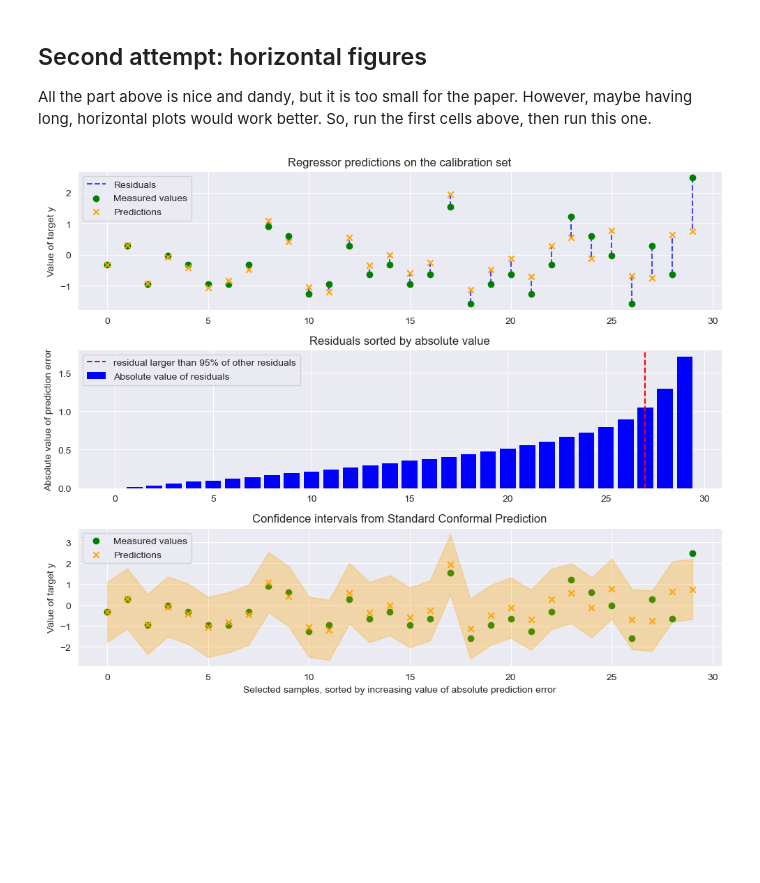
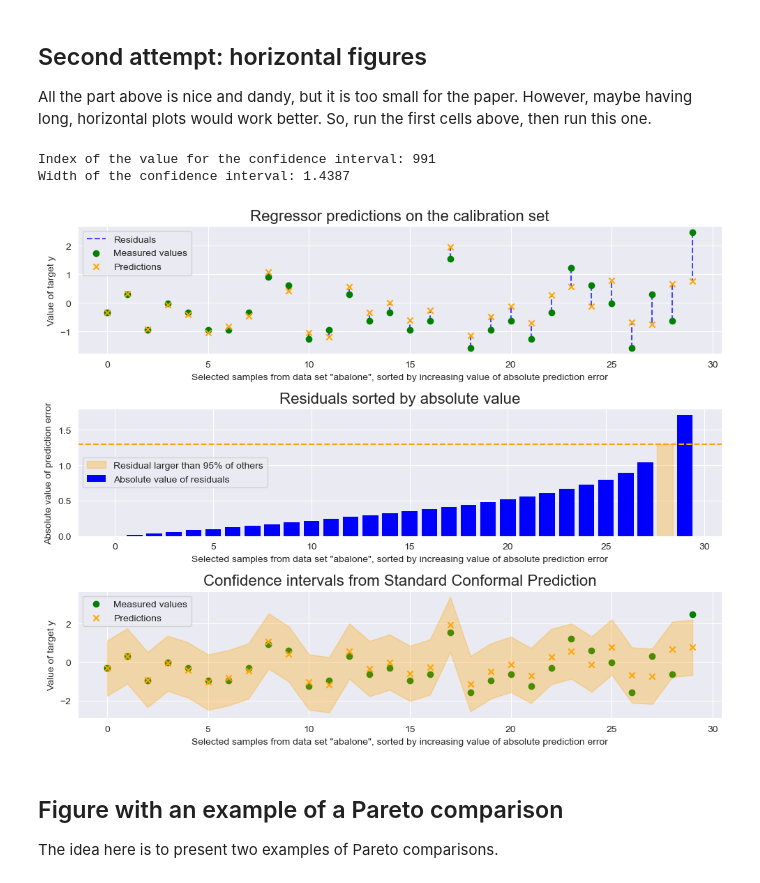
Before and after one commit to albertotonda/symbolic-regression-conformal-prediction, a Jupyter notebook: src/figures_for_paper.ipynb, the cells around one changed output. Drawn from its saved outputs; the diff is of its cells as text; code cells hidden in the pictures; blank space fills up the shorter version.

```diff
--- a/src/figures_for_paper.ipynb
+++ b/src/figures_for_paper.ipynb
@@ -163,38 +163,62 @@ ax[0].plot([x[-1], x[-1]], [y_cal[sample_indexes[-1]], y_cal_pred[sample_indexes
 
 ax[0].scatter(x, y_cal[sample_indexes], marker='o', color='green', label="Measured values")
 ax[0].scatter(x, y_cal_pred[sample_indexes], marker='x', color='orange', label="Predictions")
 
 ax[0].legend(loc='best') #, fontsize=16)
-ax[0].set_title("Regressor predictions on the calibration set")#, fontsize=16)
-#ax[0].set_xlabel("Selected samples, sorted by increasing value of error")#, fontsize=15, wrap=True)
+ax[0].set_title("Regressor predictions on the calibration set", fontsize=16)
+ax[0].set_xlabel("Selected samples from data set \"abalone\", sorted by increasing value of absolute prediction error")#, fontsize=16)
 ax[0].set_ylabel("Value of target y")#, fontsize=16)
 
 # second subplot: barplot with residual values
 sorted_residuals_selected = residuals[sample_indexes]
 bars = ax[1].bar(x, sorted_residuals_selected, color='blue', edgecolor='none',
               label="Absolute value of residuals")
 x_alpha = int(0.95 * x[-1])
-ax[1].axvline(x_alpha, linestyle='--', color='r', label="Residual larger than 95% of other residuals")
-ax[1].set_title("Residuals sorted by absolute value")#, fontsize=16)
+
+# change the color of the bar representing the 95% percentile
+bars[28].set_color('orange')
+bars[28].set_alpha(0.3)
+bars[28].set_label("Residual larger than 95% of others")
+
+# get value, that will be used to draw a horizontal line
+ci_index = int(0.95 * sorted_residuals.shape[0])
+print("Index of the value for the confidence interval: %d" % ci_index)
+ci_width = sorted_residuals[ci_index]
+print("Width of the confidence interval: %.4f" % ci_width)
+ax[1].axhline(sorted_residuals_selected[28], linestyle='--', color='orange')
+
+#ax[1].axvline(x_alpha, linestyle='--', color='r', label="Residual larger than 95% of other residuals")
+ax[1].set_title("Residuals sorted by absolute value", fontsize=16)
+ax[1].set_xlabel("Selected samples from data set \"abalone\", sorted by increasing value of absolute prediction error")#, fontsize=16)
 ax[1].set_ylabel("Absolute value of prediction error")#, fontsize=14, wrap=True)
-ax[1].legend(loc='best')#, fontsize=14)
+ax[1].legend(loc='center left')#, fontsize=14)
 
 # third subplot: confidence intervals
+ci = np.zeros((len(sample_indexes), 2))
+for i, index in enumerate(sample_indexes) :
+    ci[i,0] = y_cal_pred[index] - ci_width
+    ci[i,1] = y_cal_pred[index] + ci_width
+
 ax[2].scatter(x, y_cal[sample_indexes], marker='o', color='green', label="Measured values")
 ax[2].scatter(x, y_cal_pred[sample_indexes], marker='x', color='orange', label="Predictions")
 
 # visualize corresponding confidence intervals around point predictions
 ax[2].fill_between(x, ci[:,0], ci[:,1], color='orange', alpha=0.3)
 
-ax[2].set_xlabel("Selected samples, sorted by increasing value of absolute prediction error")#, fontsize=16)
+ax[2].set_xlabel("Selected samples from data set \"abalone\", sorted by increasing value of absolute prediction error")#, fontsize=16)
 ax[2].set_ylabel("Value of target y")#, fontsize=16)
-ax[2].set_title("Confidence intervals from Standard Conformal Prediction")#, fontsize=16, wrap=True)
+ax[2].set_title("Confidence intervals from Standard Conformal Prediction", fontsize=16, wrap=True)
 ax[2].legend(loc='best')
 
 # this line should automatically adjust the layout
 fig.tight_layout()
 
 # save figure
 plt.savefig("figures/cp-example-horizontal.png", dpi=300)
 # %% [output]
+Index of the value for the confidence interval: 991
+Width of the confidence interval: 1.4387
-[figure, old version]
+[figure, new version]
+# %% [markdown]
+## Figure with an example of a Pareto comparison
+The idea here is to present two examples of Pareto comparisons.
```
Also changed, not shown: parts of 4 cells of this notebook, 6 other files.
